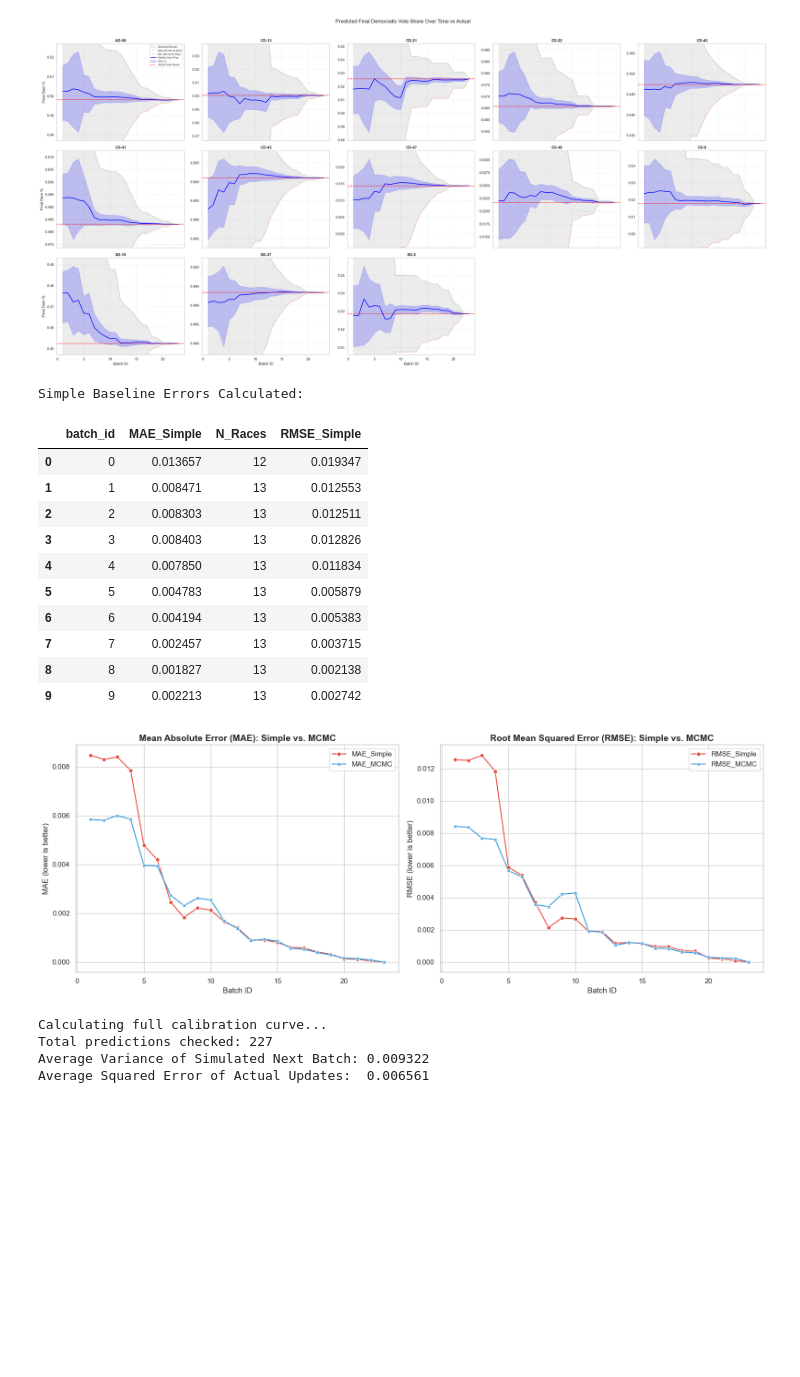
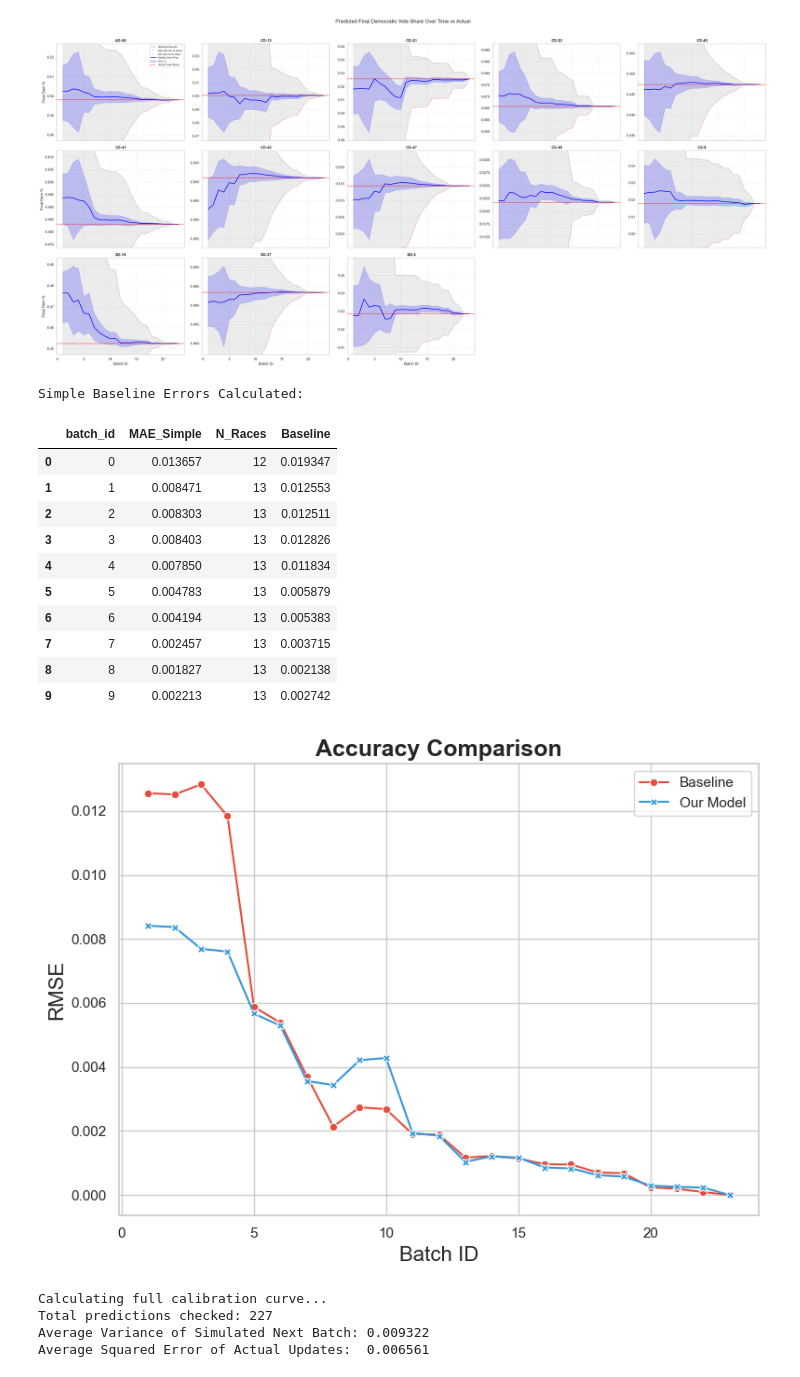
Before and after one commit to rickyrojas311/realtimeElectionForecasting, a Jupyter notebook: model_v2/model_v2.ipynb, the cells around one changed output. Drawn from its saved outputs; the diff is of its cells as text; code cells hidden in the pictures; blank space fills up the shorter version.

```diff
--- a/model_v2/model_v2.ipynb
+++ b/model_v2/model_v2.ipynb
@@ -570,7 +570,7 @@ simple_error_summary = df_full.groupby('batch_id').agg(
 ).reset_index()
 
 # 8. Calculate RMSE by taking the square root of the MSE
-simple_error_summary['RMSE_Simple'] = np.sqrt(simple_error_summary['MSE_Simple'])
+simple_error_summary['Baseline'] = np.sqrt(simple_error_summary['MSE_Simple'])
 
 # Drop MSE as we usually just want to look at MAE and RMSE
 simple_error_summary = simple_error_summary.drop(columns=['MSE_Simple'])
@@ -579,7 +579,7 @@ print("Simple Baseline Errors Calculated:")
 display(simple_error_summary.head(10))
 # %% [output]
 Simple Baseline Errors Calculated:
-|  | batch_id | MAE_Simple | N_Races | RMSE_Simple |
+|  | batch_id | MAE_Simple | N_Races | Baseline |
 | 0 | 0 | 0.013657 | 12 | 0.019347 |
 | 1 | 1 | 0.008471 | 13 | 0.012553 |
 | 2 | 2 | 0.008303 | 13 | 0.012511 |
@@ -614,51 +614,51 @@ for batch_id in batches:
     # Average the errors across all 13 races for this batch
     mcmc_records.append({
         'batch_id': batch_id,
         'MAE_MCMC': np.mean(abs_errors),
         'MSE_MCMC': np.mean(sq_errors)
     })
 
 # 3. Build the dataframe and calculate RMSE
 mcmc_error_summary = pd.DataFrame(mcmc_records)
-mcmc_error_summary['RMSE_MCMC'] = np.sqrt(mcmc_error_summary['MSE_MCMC'])
+mcmc_error_summary['Our Model'] = np.sqrt(mcmc_error_summary['MSE_MCMC'])
 mcmc_error_summary = mcmc_error_summary.drop(columns=['MSE_MCMC'])
 
 # 4. Merge MCMC errors with the Simple Baseline errors we just calculated
 plot_df = pd.merge(simple_error_summary, mcmc_error_summary, on='batch_id', how='inner')
 
 # --- THE FIX: Drop batch 0 from the dataframe before plotting ---
 plot_df = plot_df[plot_df['batch_id'] != 0].copy()
-ig, axes = plt.subplots(1, 2, figsize=(16, 6))
+ig, axes = plt.subplots(1, 1, figsize=(8, 6))
 sns.set_theme(style="whitegrid")
 
 # --- Plot 1: MAE ---
-sns.lineplot(
-    data=plot_df.set_index('batch_id')[['MAE_Simple', 'MAE_MCMC']],
-    markers=True,
-    dashes=False,
-    ax=axes[0],
-    palette=["#e74c3c", "#3498db"] # Red for Simple, Blue for MCMC
-)
-axes[0].set_title("Mean Absolute Error (MAE): Simple vs. MCMC", fontsize=14, fontweight='bold')
-axes[0].set_ylabel("MAE (lower is better)", fontsize=12)
-axes[0].set_xlabel("Batch ID", fontsize=12)
+# sns.lineplot(
+#     data=plot_df.set_index('batch_id')[['MAE_Simple', 'MAE_MCMC']],
+#     markers=True,
+#     dashes=False,
+#     ax=axes[0],
+#     palette=["#e74c3c", "#3498db"] # Red for Simple, Blue for MCMC
+# )
+# axes[0].set_title("Mean Absolute Error (MAE): Simple vs. MCMC", fontsize=14, fontweight='bold')
+# axes[0].set_ylabel("MAE (lower is better)", fontsize=12)
+# axes[0].set_xlabel("Batch ID", fontsize=12)
 
 # --- Plot 2: RMSE ---
 sns.lineplot(
-    data=plot_df.set_index('batch_id')[['RMSE_Simple', 'RMSE_MCMC']],
+    data=plot_df.set_index('batch_id')[['Baseline', 'Our Model']],
     markers=True,
     dashes=False,
-    ax=axes[1],
+    ax=axes,
     palette=["#e74c3c", "#3498db"]
 )
-axes[1].set_title("Root Mean Squared Error (RMSE): Simple vs. MCMC", fontsize=14, fontweight='bold')
-axes[1].set_ylabel("RMSE (lower is better)", fontsize=12)
-axes[1].set_xlabel("Batch ID", fontsize=12)
+axes.set_title("Accuracy Comparison", fontsize=18, fontweight='bold')
+axes.set_ylabel("RMSE", fontsize=16)
+axes.set_xlabel("Batch ID", fontsize=16)
 
 plt.tight_layout()
 plt.show()
 # %% [output]
-[figure, old version]
+[figure, new version]
 # %%
 print("Calculating full calibration curve...")
 
```
